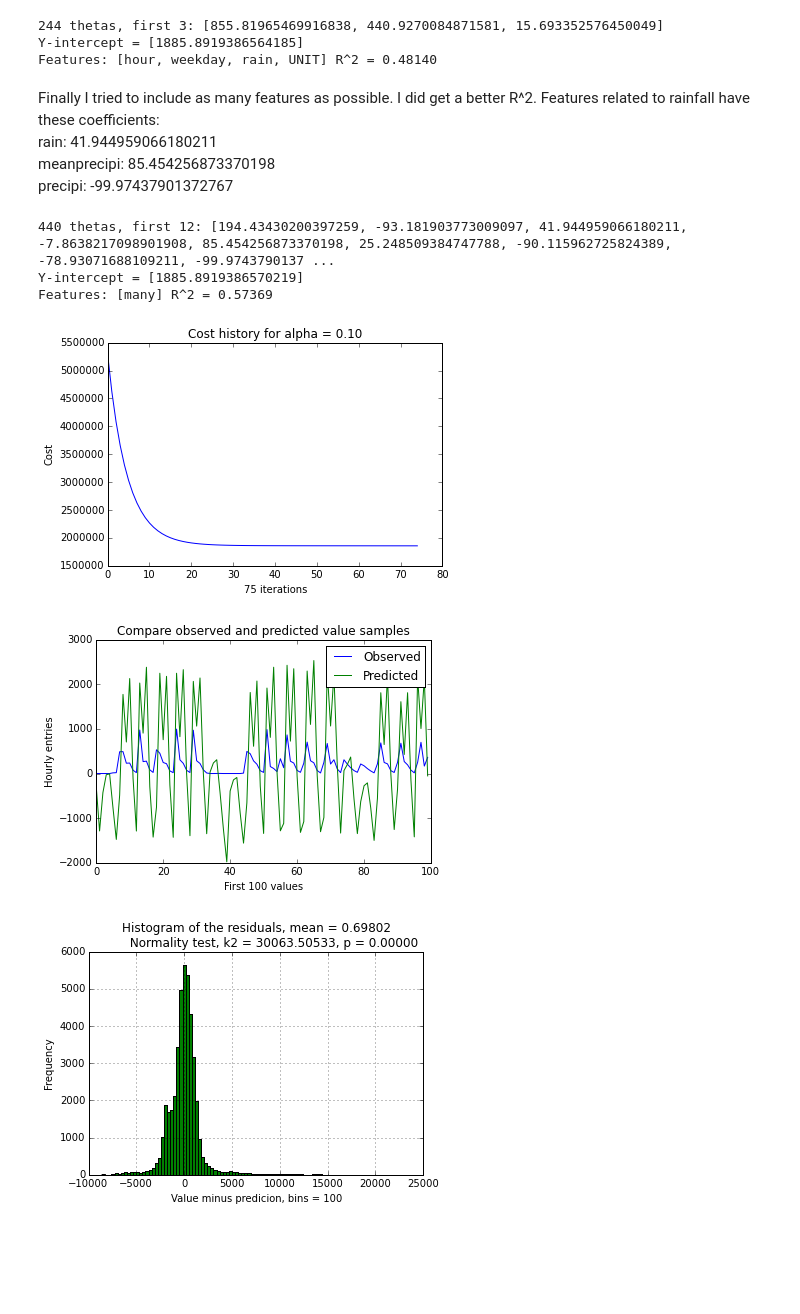
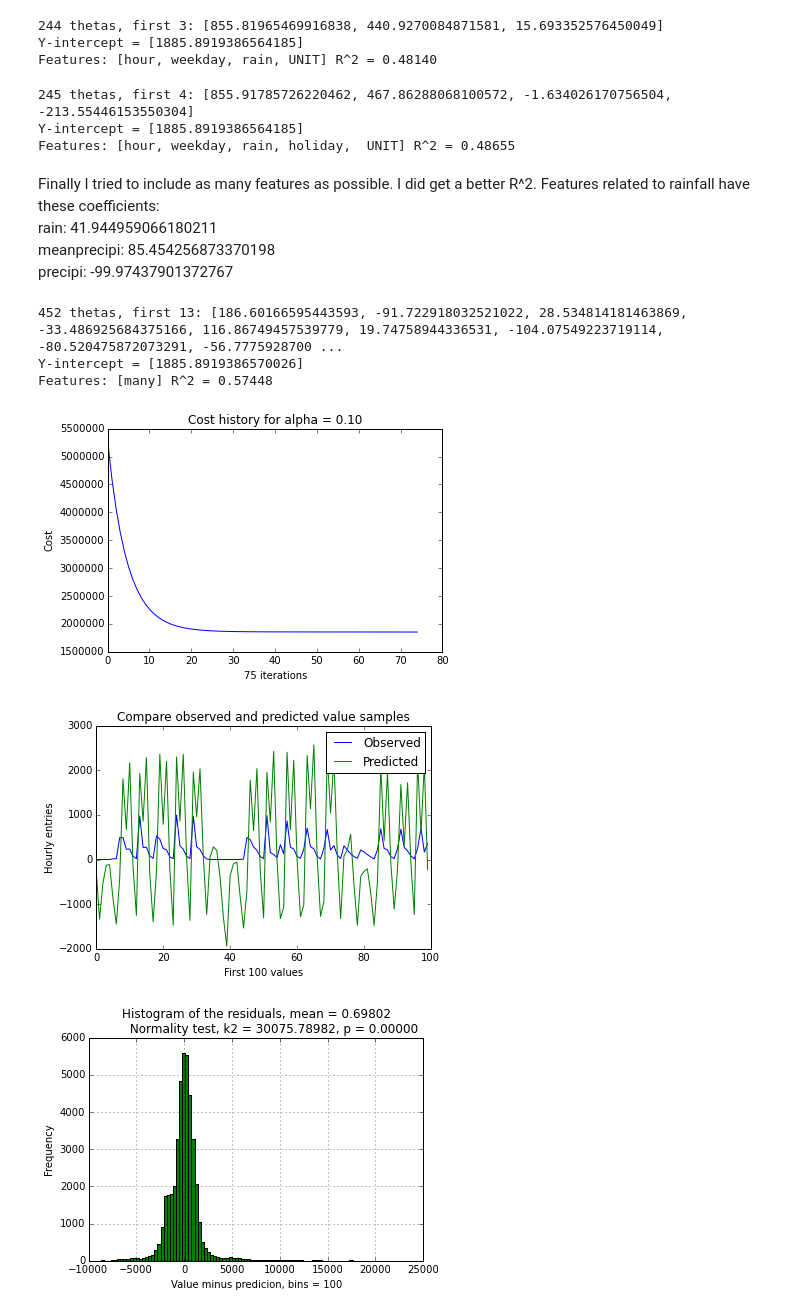
Before and after one commit to meilanou/NYCSubway, a Jupyter notebook: 2.1. Machine learning - gradient descent.ipynb, the cells around one changed output. Drawn from its saved outputs; the diff is of its cells as text; code cells hidden in the pictures; blank space fills up the shorter version.

```diff
--- a/2.1. Machine learning - gradient descent.ipynb
+++ b/2.1. Machine learning - gradient descent.ipynb
@@ -326,6 +318,18 @@ print_features_r2('hour, weekday, rain, UNIT', df_entries_hourly, predictions)
 244 thetas, first 3: [855.81965469916838, 440.9270084871581, 15.693352576450049]
 Y-intercept = [1885.8919386564185]
 Features: [hour, weekday, rain, UNIT] R^2 = 0.48140
+# %%
+features = df[['hour', 'weekday', 'rain']]
+features['holiday'] = get_holiday()
+# Add UNIT to features using dummy variables
+dummies = pd.get_dummies(df['UNIT'], prefix='unit')
+features = features.join(dummies)
+predictions = calc_predictions(features, df_entries_hourly, None, print_theta=4)
+print_features_r2('hour, weekday, rain, holiday,  UNIT', df_entries_hourly, predictions)
+# %% [output]
+245 thetas, first 4: [855.91785726220462, 467.86288068100572, -1.634026170756504, -213.55446153550304]
+Y-intercept = [1885.8919386564185]
+Features: [hour, weekday, rain, holiday,  UNIT] R^2 = 0.48655
 # %% [markdown]
 Finally I tried to include as many features as possible. I did get a better R^2. Features related to rainfall have these coefficients:<br/>
 rain: 41.944959066180211<br/>
@@ -334,26 +338,29 @@ precipi: -99.97437901372767<br/>
 # %%
 features = df[['weekday', 'day_week', 'rain', 'fog', 'meanprecipi', 'meanpressurei', 'meantempi', 'meanwspdi', 'precipi', 'pressurei', 'tempi', 'wspdi']]
 features['holiday'] = get_holiday()
+# Add conds to features using dummy variables
+dummies = pd.get_dummies(df['conds'], prefix='conds')
+features = features.join(dummies)
 # Add UNIT to features using dummy variables
 dummies = pd.get_dummies(df['UNIT'], prefix='unit')
 features = features.join(dummies)
 # Add datetime to features using dummy variables
 dummies = pd.get_dummies(df['datetime'], prefix='datetime')
 features = features.join(dummies)
-predictions = calc_predictions(features, df_entries_hourly, None, print_theta=12, plot_cost=True)
+predictions = calc_predictions(features, df_entries_hourly, None, print_theta=13, plot_cost=True)
 
 plot_observed_predicted(df_entries_hourly, predictions, 100)
 
 residuals = get_residuals(df_entries_hourly, predictions, plot=True)
 
 probplot_residuals(residuals)
 
 print_features_r2('many', df_entries_hourly, predictions)
 # %% [output]
-440 thetas, first 12: [194.43430200397259, -93.181903773009097, 41.944959066180211, -7.8638217098901908, 85.454256873370198, 25.248509384747788, -90.115962725824389, -78.93071688109211, -99.9743790137 ...
-Y-intercept = [1885.8919386570219]
-Features: [many] R^2 = 0.57369
+452 thetas, first 13: [186.60166595443593, -91.722918032521022, 28.534814181463869, -33.486925684375166, 116.86749457539779, 19.74758944336531, -104.07549223719114, -80.520475872073291, -56.7775928700 ...
+Y-intercept = [1885.8919386570026]
+Features: [many] R^2 = 0.57448
-[figure, old version]
+[figure, new version]
-[figure, old version]
+[figure, new version]
-[figure, old version]
+[figure, new version]
 [figure]
```
Also changed, not shown: parts of 14 cells of this notebook, 1 other file.
